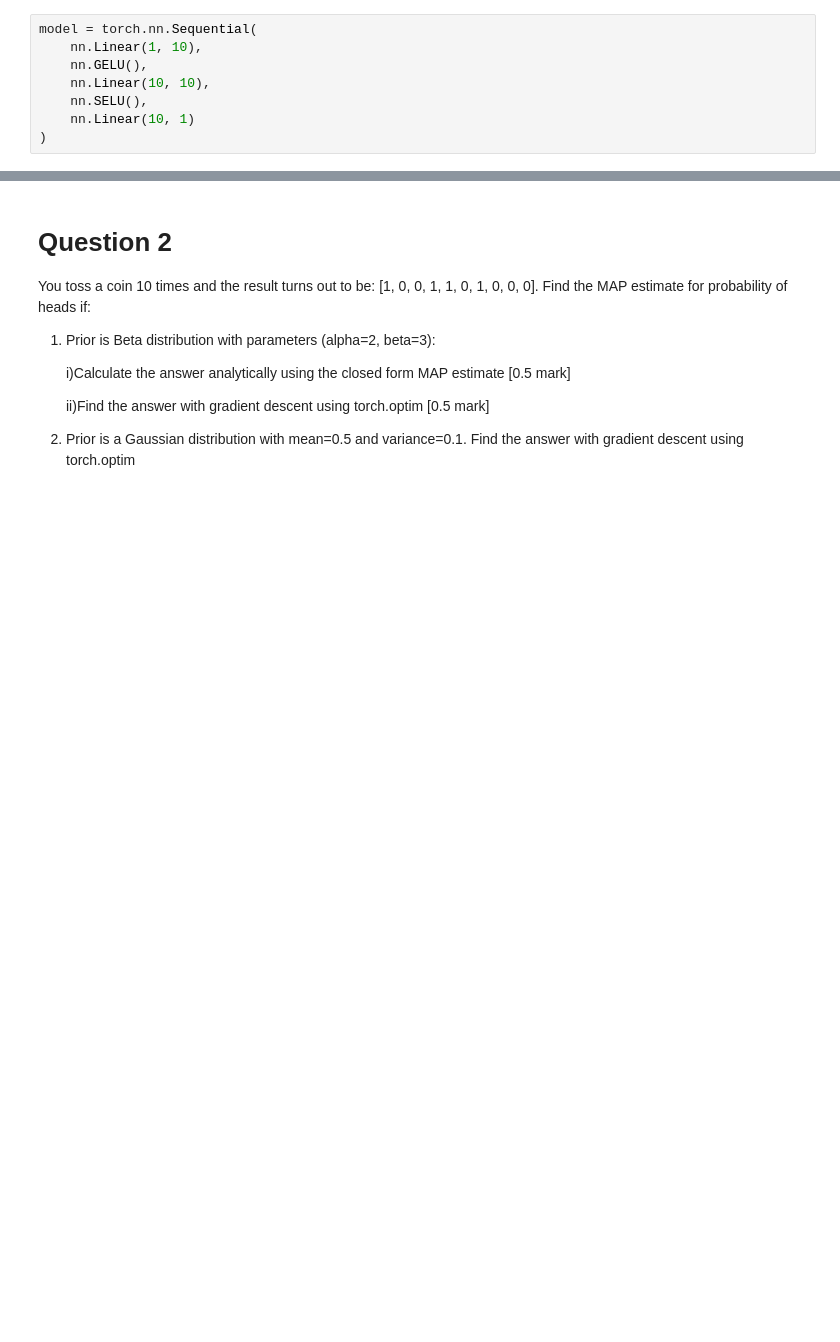
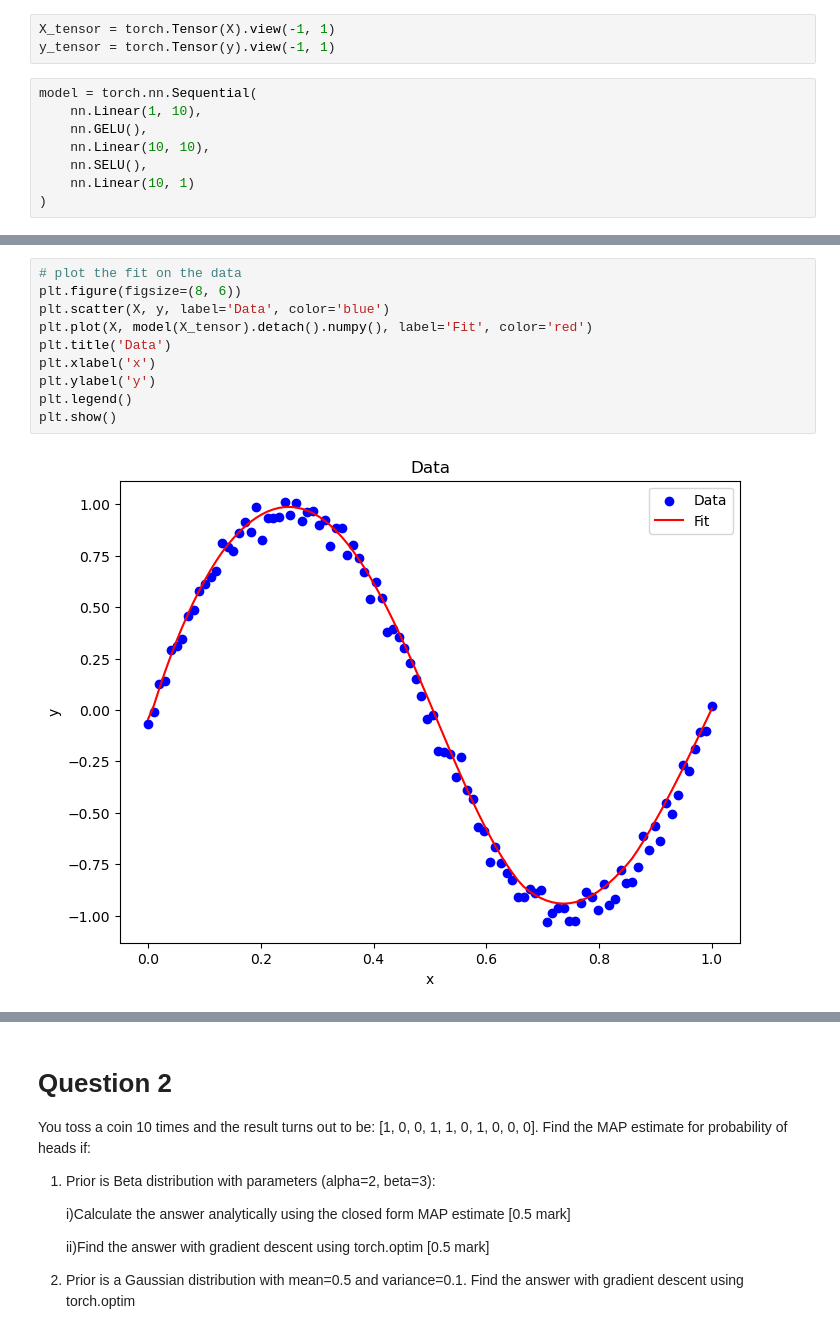
Before and after one commit to DhairyaShah981/pml-assignment2-dhairya-yeeshu, a Jupyter notebook: assignment-2.ipynb, the cells around one changed output, grey strips where cells are left out. Drawn from its saved outputs; the diff is of its cells as text; blank space fills up the shorter version.

```diff
--- a/assignment-2.ipynb
+++ b/assignment-2.ipynb
@@ -24,3 +36,6 @@ y = np.sin(2 * np.pi * X) + noise
+# %%
+X_tensor = torch.Tensor(X).view(-1, 1)
+y_tensor = torch.Tensor(y).view(-1, 1)
 # %%
 model = torch.nn.Sequential(
     nn.Linear(1, 10),
@@ -31,0 +136,12 @@ model = torch.nn.Sequential(
+# %%
+# plot the fit on the data
+plt.figure(figsize=(8, 6))
+plt.scatter(X, y, label='Data', color='blue')
+plt.plot(X, model(X_tensor).detach().numpy(), label='Fit', color='red')
+plt.title('Data')
+plt.xlabel('x')
+plt.ylabel('y')
+plt.legend()
+plt.show()
+# %% [output]
+[figure, added]
```
Also changed, not shown: parts of 17 cells of this notebook, 2 other files.
